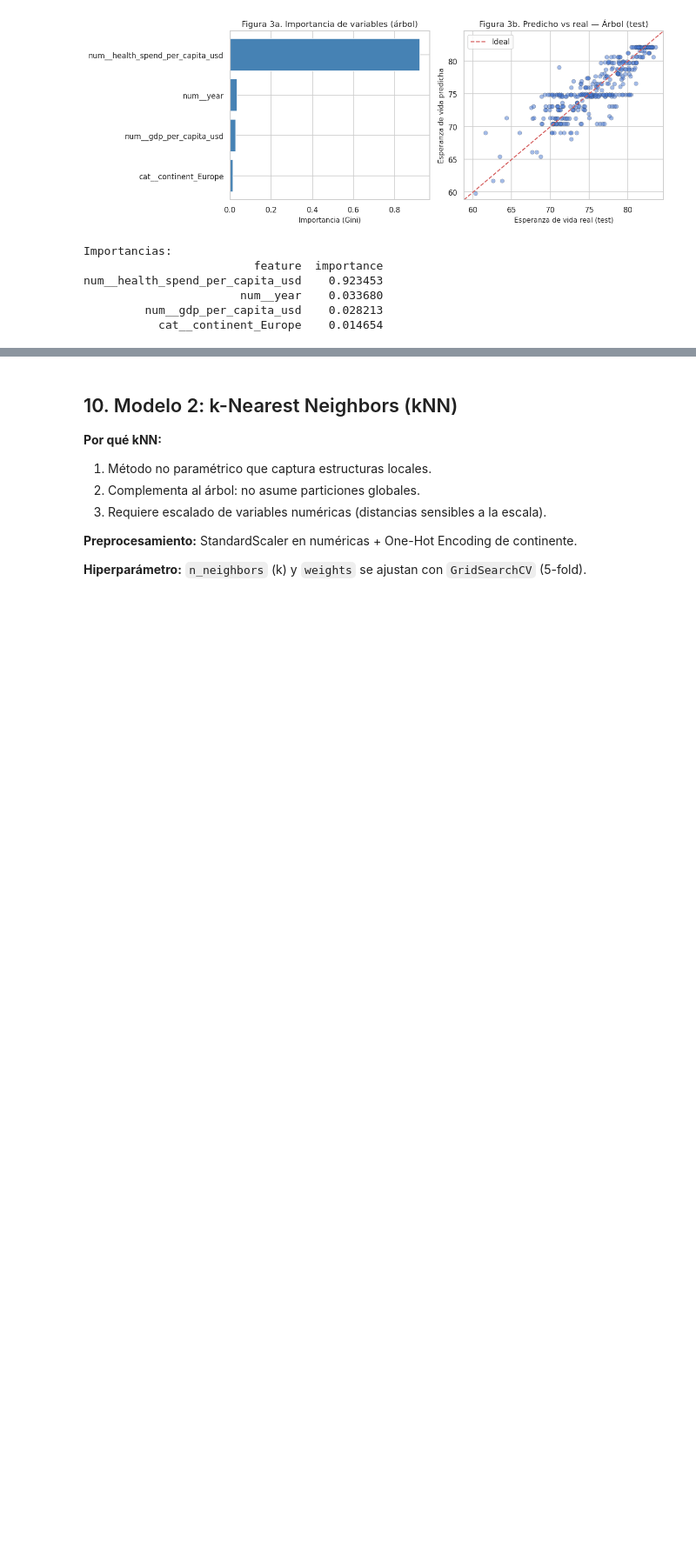
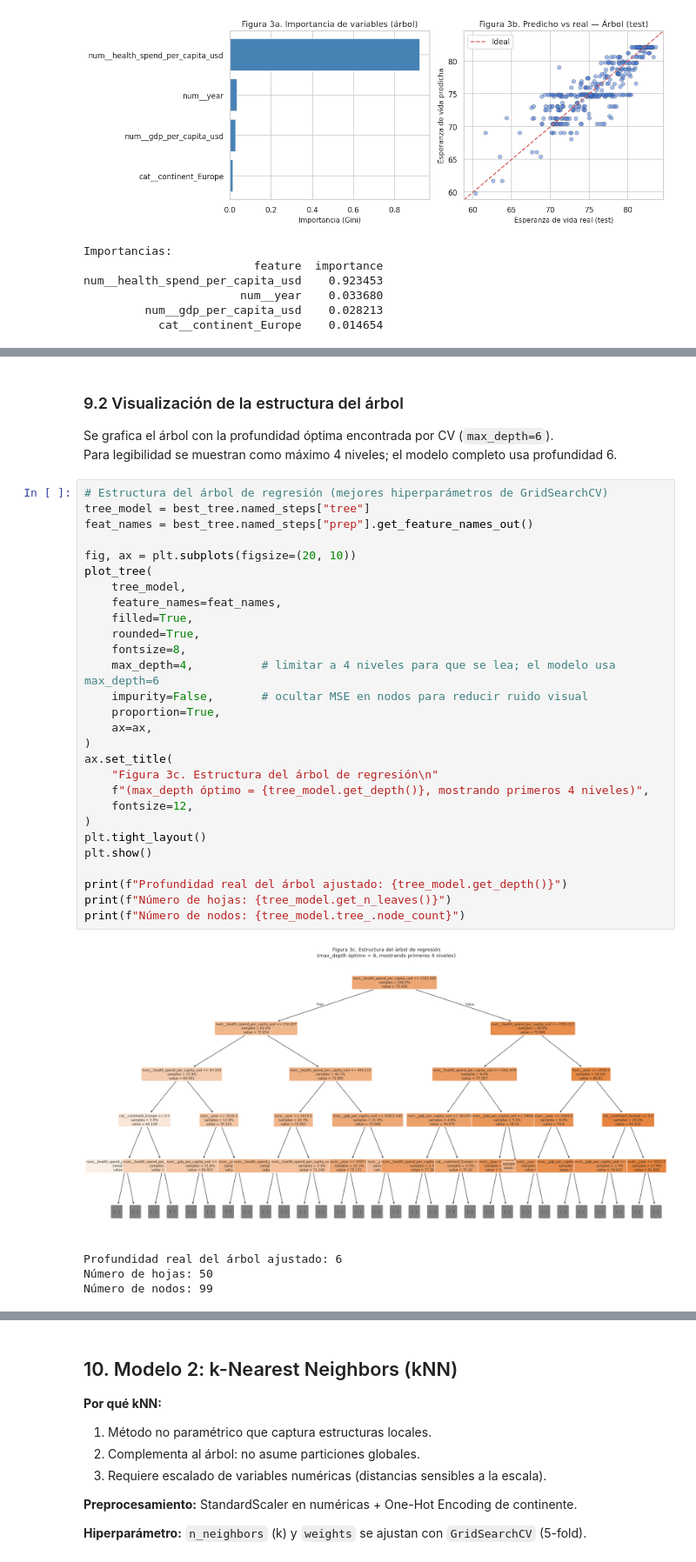
Before and after one commit to syltaer-utp/Project-S100, a Jupyter notebook: S100_Equipo2_Parte2.ipynb, the cells around one changed output, grey strips where cells are left out. Shown at 87% size. Cells and saved outputs as stored; diff of their text form; blank space fills up the shorter version.

Commit message:
Analisis - Se analizan los resultados presentados - Se llega a la conclusión del análisis - Se añade una visualización del árbol

```diff
--- a/S100_Equipo2_Parte2.ipynb
+++ b/S100_Equipo2_Parte2.ipynb
@@ -404,0 +404,38 @@ num__health_spend_per_capita_usd    0.923453
+# %% [markdown]
+### 9.2 Visualización de la estructura del árbol
+
+Se grafica el árbol con la profundidad óptima encontrada por CV (`max_depth=6`).
+Para legibilidad se muestran como máximo 4 niveles; el modelo completo usa profundidad 6.
+# %%
+# Estructura del árbol de regresión (mejores hiperparámetros de GridSearchCV)
+tree_model = best_tree.named_steps["tree"]
+feat_names = best_tree.named_steps["prep"].get_feature_names_out()
+
+fig, ax = plt.subplots(figsize=(20, 10))
+plot_tree(
+    tree_model,
+    feature_names=feat_names,
+    filled=True,
+    rounded=True,
+    fontsize=8,
+    max_depth=4,          # limitar a 4 niveles para que se lea; el modelo usa max_depth=6
+    impurity=False,       # ocultar MSE en nodos para reducir ruido visual
+    proportion=True,
+    ax=ax,
+)
+ax.set_title(
+    "Figura 3c. Estructura del árbol de regresión\n"
+    f"(max_depth óptimo = {tree_model.get_depth()}, mostrando primeros 4 niveles)",
+    fontsize=12,
+)
+plt.tight_layout()
+plt.show()
+
+print(f"Profundidad real del árbol ajustado: {tree_model.get_depth()}")
+print(f"Número de hojas: {tree_model.get_n_leaves()}")
+print(f"Número de nodos: {tree_model.tree_.node_count}")
+# %% [output]
+[figure, added]
+Profundidad real del árbol ajustado: 6
+Número de hojas: 50
+Número de nodos: 99
```
Also changed, not shown: parts of 18 cells of this notebook.
